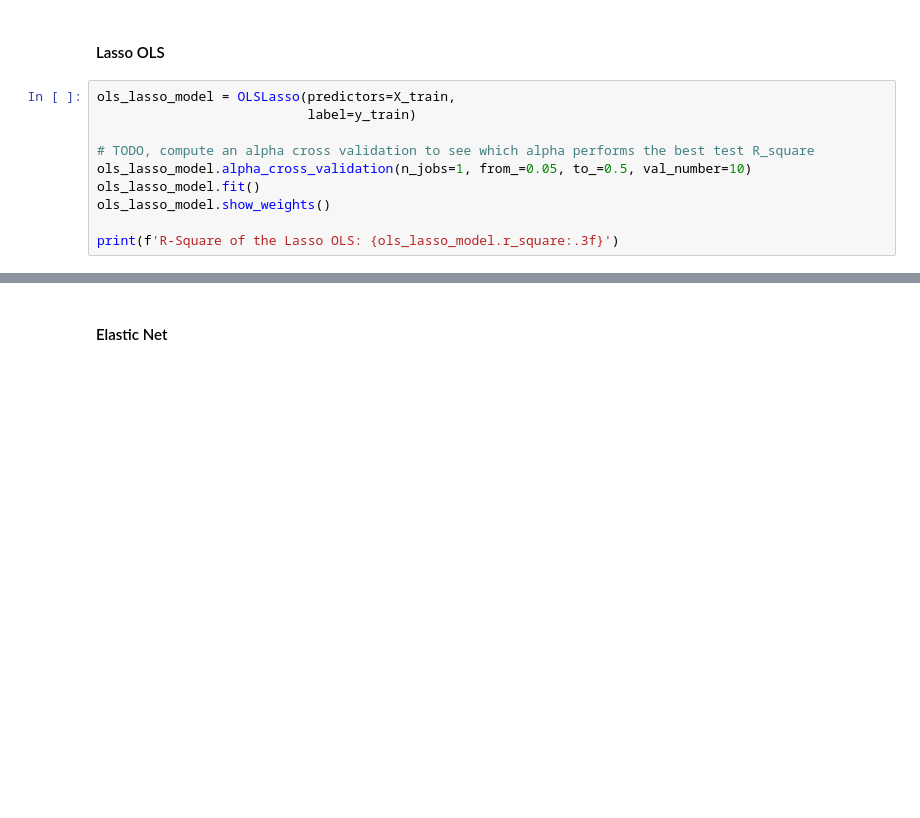
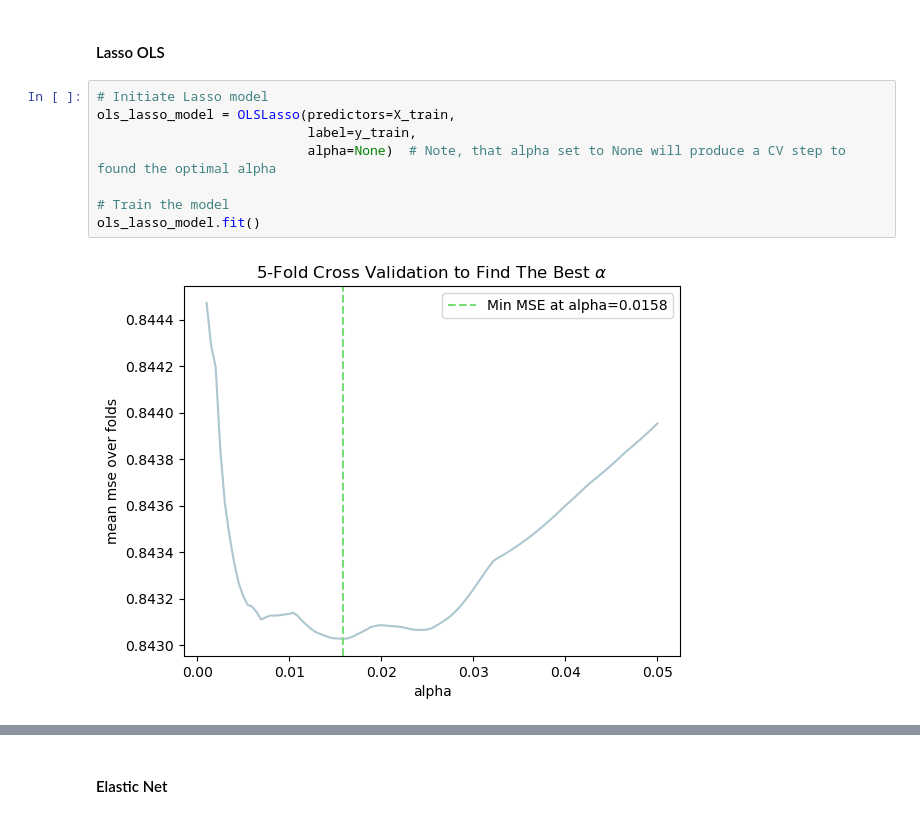
Before and after one commit to paulo-03/final_project_MLFin, a Jupyter notebook: main.ipynb, the cells around one changed output, grey strips where cells are left out. Saved outputs shown, nothing was run; the diff lists cells and outputs as text; blank space fills up the shorter version.

Commit message:
Lasso method can now find its optimal alpha value correctly.

```diff
--- a/main.ipynb
+++ b/main.ipynb
@@ -82,12 +100,12 @@ R-Square of the Simple OLS: 0.008
 # %% [markdown]
 #### Lasso OLS
-# %%
-ols_lasso_model = OLSLasso(predictors=X_train,
-                           label=y_train)
-
-# TODO, compute an alpha cross validation to see which alpha performs the best test R_square
-ols_lasso_model.alpha_cross_validation(n_jobs=1, from_=0.05, to_=0.5, val_number=10)
-ols_lasso_model.fit()
-ols_lasso_model.show_weights()
-
-print(f'R-Square of the Lasso OLS: {ols_lasso_model.r_square:.3f}')
+# %%
+# Initiate Lasso model
+ols_lasso_model = OLSLasso(predictors=X_train,
+                           label=y_train,
+                           alpha=None)  # Note, that alpha set to None will produce a CV step to found the optimal alpha
+
+# Train the model
+ols_lasso_model.fit()
+# %% [output]
+[figure, added]
```
Also changed, not shown: parts of 5 cells of this notebook, 1 other file.
